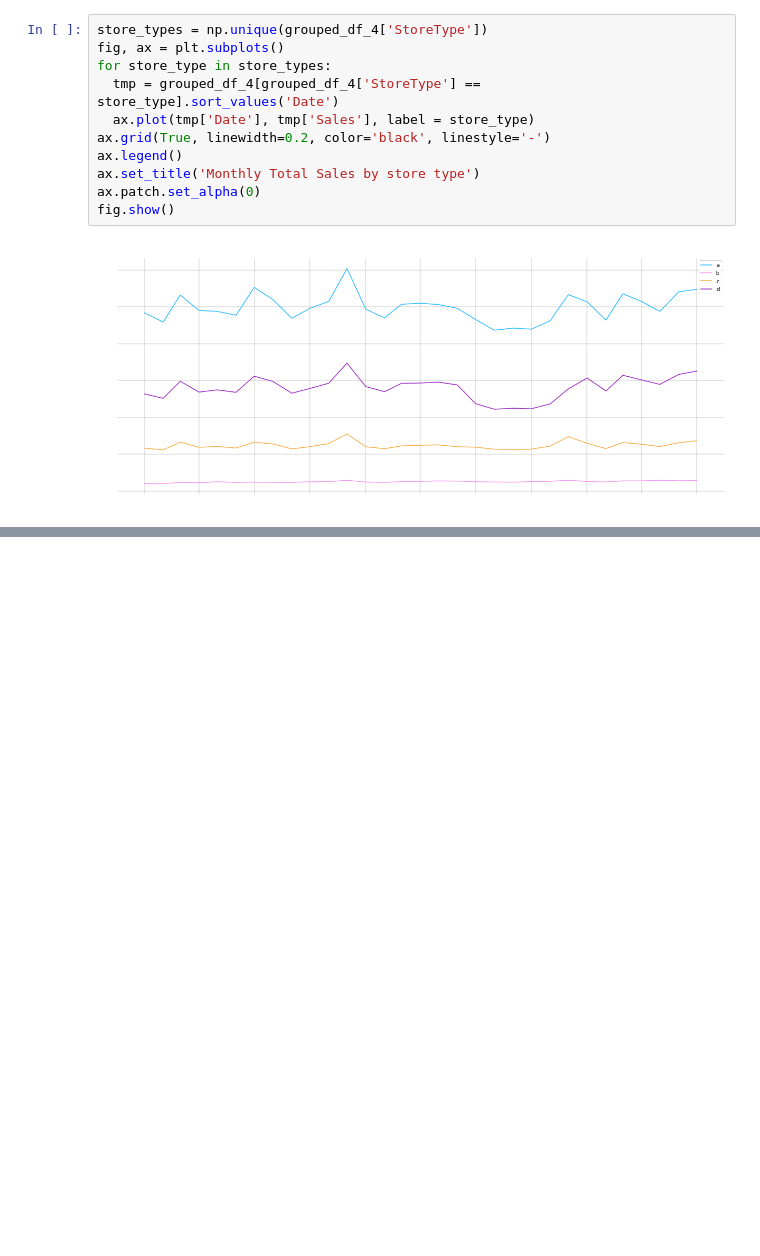
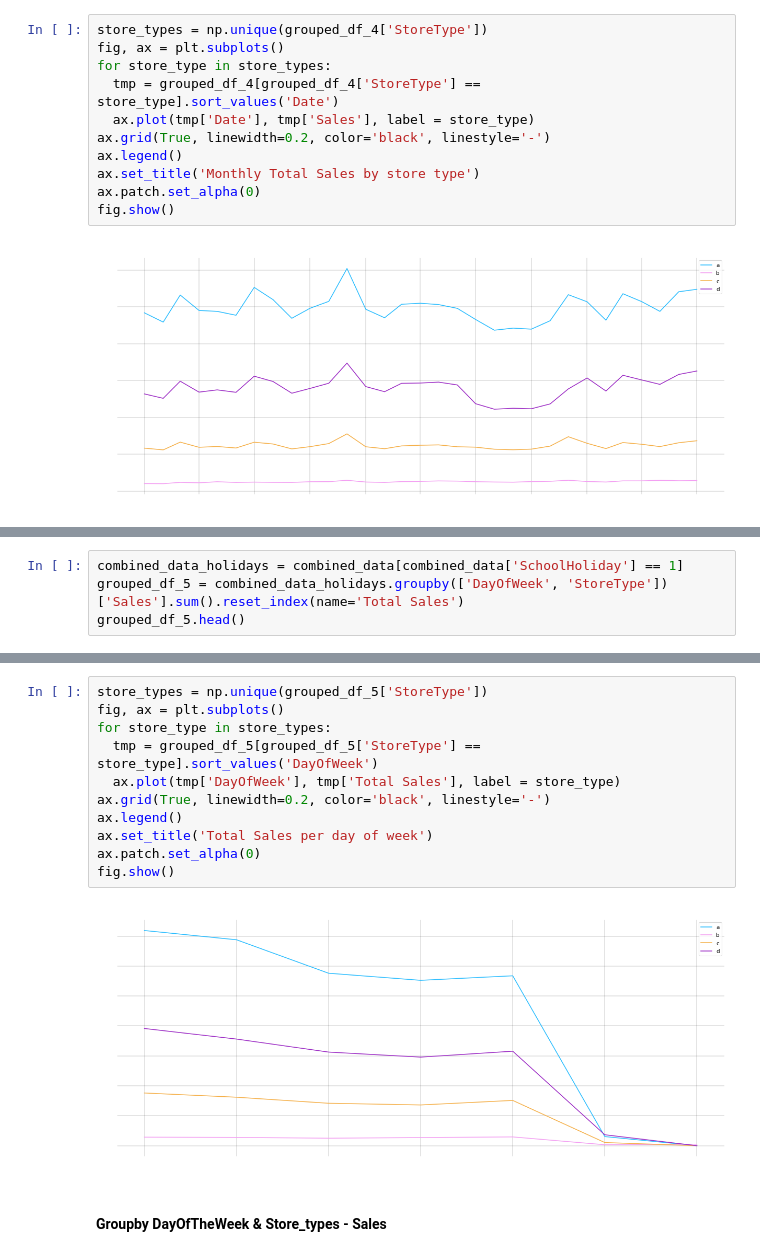
Before and after one commit to Dark2003fire/ML-Business-Case-Project, a Jupyter notebook: notebooks/Visualizations.ipynb, the cells around one changed output, grey strips where cells are left out. Cells and saved outputs as stored; diff of their text form; blank space fills up the shorter version.

```diff
--- a/notebooks/Visualizations.ipynb
+++ b/notebooks/Visualizations.ipynb
@@ -510,0 +537,4 @@ fig.show()
+# %%
+combined_data_holidays = combined_data[combined_data['SchoolHoliday'] == 1]
+grouped_df_5 = combined_data_holidays.groupby(['DayOfWeek', 'StoreType'])['Sales'].sum().reset_index(name='Total Sales')
+grouped_df_5.head()
@@ -510,0 +548,15 @@ fig.show()
+# %%
+store_types = np.unique(grouped_df_5['StoreType'])
+fig, ax = plt.subplots()
+for store_type in store_types:
+  tmp = grouped_df_5[grouped_df_5['StoreType'] == store_type].sort_values('DayOfWeek')
+  ax.plot(tmp['DayOfWeek'], tmp['Total Sales'], label = store_type)
+ax.grid(True, linewidth=0.2, color='black', linestyle='-')
+ax.legend()
+ax.set_title('Total Sales per day of week')
+ax.patch.set_alpha(0)
+fig.show()
+# %% [output]
+[figure, added]
+# %% [markdown]
+#### Groupby DayOfTheWeek & Store_types - Sales
```
Also changed, not shown: parts of 14 cells of this notebook.
